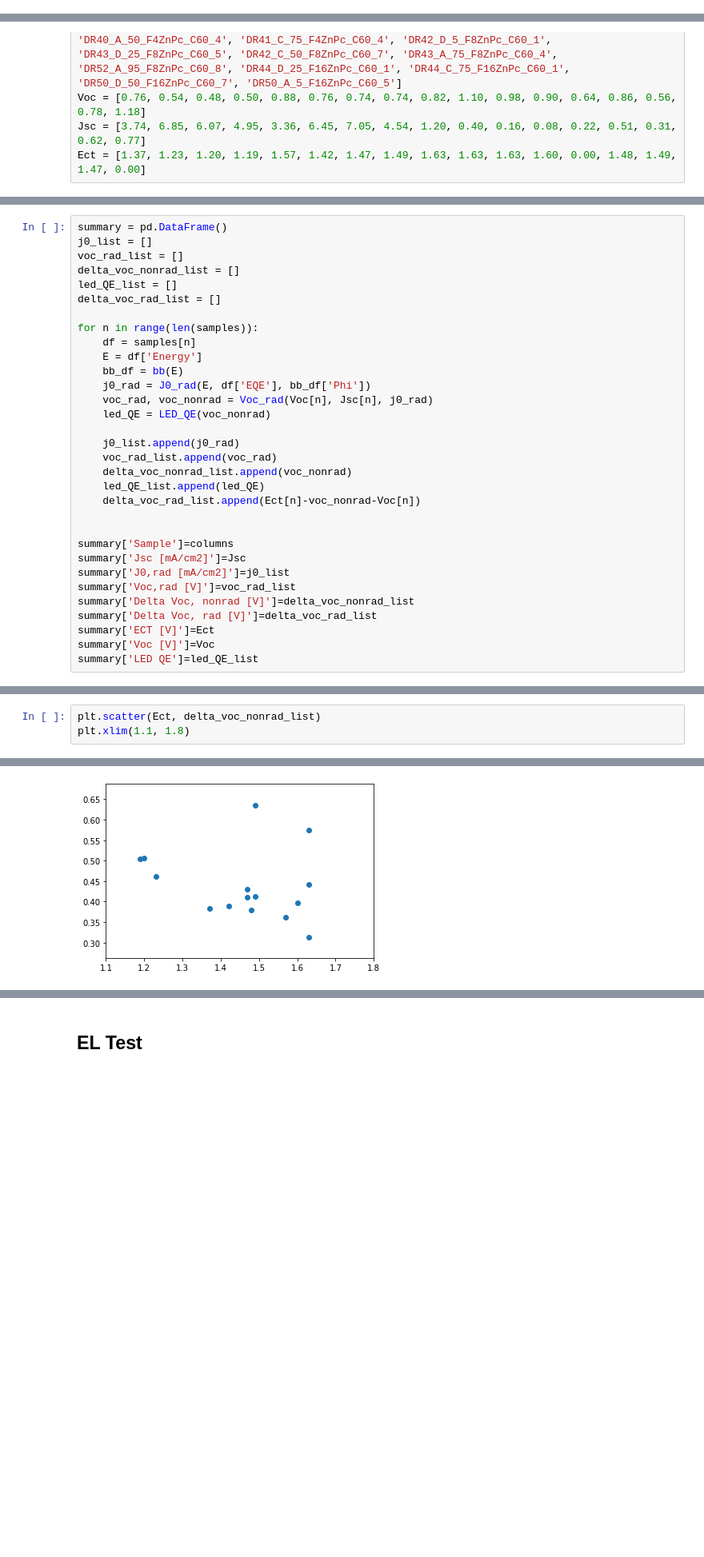
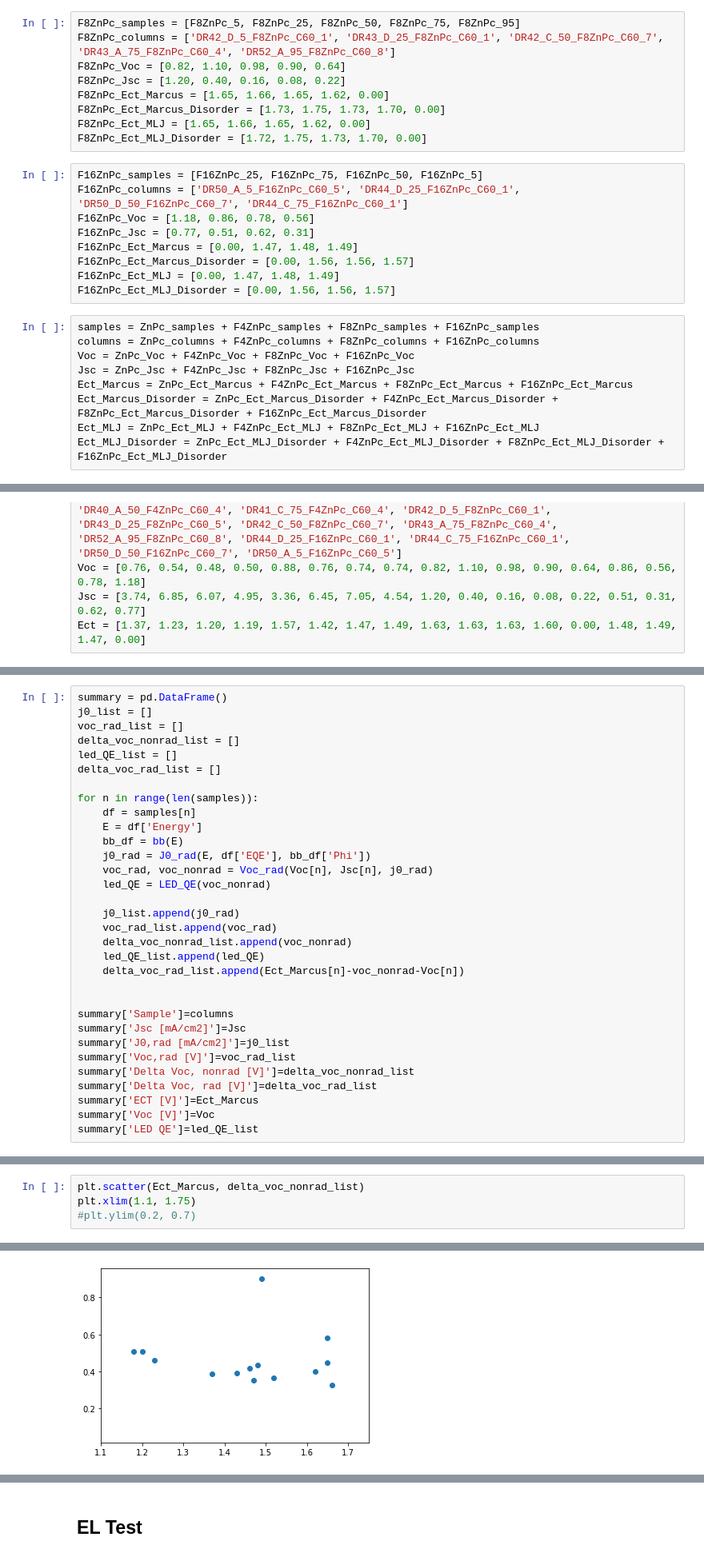
Before and after one commit to annajungbluth/Voltage-Loss-Calculations, a Jupyter notebook: Voltage Losses.ipynb, the cells around one changed output, grey strips where cells are left out. Shown at 80% size. Drawn from its saved outputs; the diff is of its cells as text; blank space fills up the shorter version.

```diff
--- a/Voltage Losses.ipynb
+++ b/Voltage Losses.ipynb
@@ -69,0 +102,27 @@ F16ZnPc_75 = pd.read_csv('ZnPc_Data/ZnPc_series_sEQE_analysis/DR44_C_75_F16ZnPc_
+# %%
+F8ZnPc_samples = [F8ZnPc_5, F8ZnPc_25, F8ZnPc_50, F8ZnPc_75, F8ZnPc_95]
+F8ZnPc_columns = ['DR42_D_5_F8ZnPc_C60_1', 'DR43_D_25_F8ZnPc_C60_1', 'DR42_C_50_F8ZnPc_C60_7', 'DR43_A_75_F8ZnPc_C60_4', 'DR52_A_95_F8ZnPc_C60_8']
+F8ZnPc_Voc = [0.82, 1.10, 0.98, 0.90, 0.64]
+F8ZnPc_Jsc = [1.20, 0.40, 0.16, 0.08, 0.22]
+F8ZnPc_Ect_Marcus = [1.65, 1.66, 1.65, 1.62, 0.00]
+F8ZnPc_Ect_Marcus_Disorder = [1.73, 1.75, 1.73, 1.70, 0.00]
+F8ZnPc_Ect_MLJ = [1.65, 1.66, 1.65, 1.62, 0.00]
+F8ZnPc_Ect_MLJ_Disorder = [1.72, 1.75, 1.73, 1.70, 0.00]
+# %%
+F16ZnPc_samples = [F16ZnPc_25, F16ZnPc_75, F16ZnPc_50, F16ZnPc_5]
+F16ZnPc_columns = ['DR50_A_5_F16ZnPc_C60_5', 'DR44_D_25_F16ZnPc_C60_1', 'DR50_D_50_F16ZnPc_C60_7', 'DR44_C_75_F16ZnPc_C60_1']
+F16ZnPc_Voc = [1.18, 0.86, 0.78, 0.56]
+F16ZnPc_Jsc = [0.77, 0.51, 0.62, 0.31]
+F16ZnPc_Ect_Marcus = [0.00, 1.47, 1.48, 1.49]
+F16ZnPc_Ect_Marcus_Disorder = [0.00, 1.56, 1.56, 1.57]
+F16ZnPc_Ect_MLJ = [0.00, 1.47, 1.48, 1.49]
+F16ZnPc_Ect_MLJ_Disorder = [0.00, 1.56, 1.56, 1.57]
+# %%
+samples = ZnPc_samples + F4ZnPc_samples + F8ZnPc_samples + F16ZnPc_samples
+columns = ZnPc_columns + F4ZnPc_columns + F8ZnPc_columns + F16ZnPc_columns
+Voc = ZnPc_Voc + F4ZnPc_Voc + F8ZnPc_Voc + F16ZnPc_Voc
+Jsc = ZnPc_Jsc + F4ZnPc_Jsc + F8ZnPc_Jsc + F16ZnPc_Jsc
+Ect_Marcus = ZnPc_Ect_Marcus + F4ZnPc_Ect_Marcus + F8ZnPc_Ect_Marcus + F16ZnPc_Ect_Marcus
+Ect_Marcus_Disorder = ZnPc_Ect_Marcus_Disorder + F4ZnPc_Ect_Marcus_Disorder + F8ZnPc_Ect_Marcus_Disorder + F16ZnPc_Ect_Marcus_Disorder
+Ect_MLJ = ZnPc_Ect_MLJ + F4ZnPc_Ect_MLJ + F8ZnPc_Ect_MLJ + F16ZnPc_Ect_MLJ
+Ect_MLJ_Disorder = ZnPc_Ect_MLJ_Disorder + F4ZnPc_Ect_MLJ_Disorder + F8ZnPc_Ect_MLJ_Disorder + F16ZnPc_Ect_MLJ_Disorder
@@ -93,7 +158,7 @@ for n in range(len(samples)):
     voc_rad_list.append(voc_rad)
     delta_voc_nonrad_list.append(voc_nonrad)
     led_QE_list.append(led_QE)
-    delta_voc_rad_list.append(Ect[n]-voc_nonrad-Voc[n])
+    delta_voc_rad_list.append(Ect_Marcus[n]-voc_nonrad-Voc[n])
 
 
 summary['Sample']=columns
@@ -102,7 +167,7 @@ summary['J0,rad [mA/cm2]']=j0_list
 summary['Voc,rad [V]']=voc_rad_list
 summary['Delta Voc, nonrad [V]']=delta_voc_nonrad_list
 summary['Delta Voc, rad [V]']=delta_voc_rad_list
-summary['ECT [V]']=Ect
+summary['ECT [V]']=Ect_Marcus
 summary['Voc [V]']=Voc
 summary['LED QE']=led_QE_list
 # %%
@@ -187,4 +401,5 @@ plt.xlim(0.15, 0.4)
 # %%
-plt.scatter(Ect, delta_voc_nonrad_list)
-plt.xlim(1.1, 1.8)
+plt.scatter(Ect_Marcus, delta_voc_nonrad_list)
+plt.xlim(1.1, 1.75)
+#plt.ylim(0.2, 0.7)
 # %% [output]
@@ -192 +407 @@ plt.xlim(1.1, 1.8)
-[figure, old version]
+[figure, new version]
```
Also changed, not shown: parts of 37 cells of this notebook.
